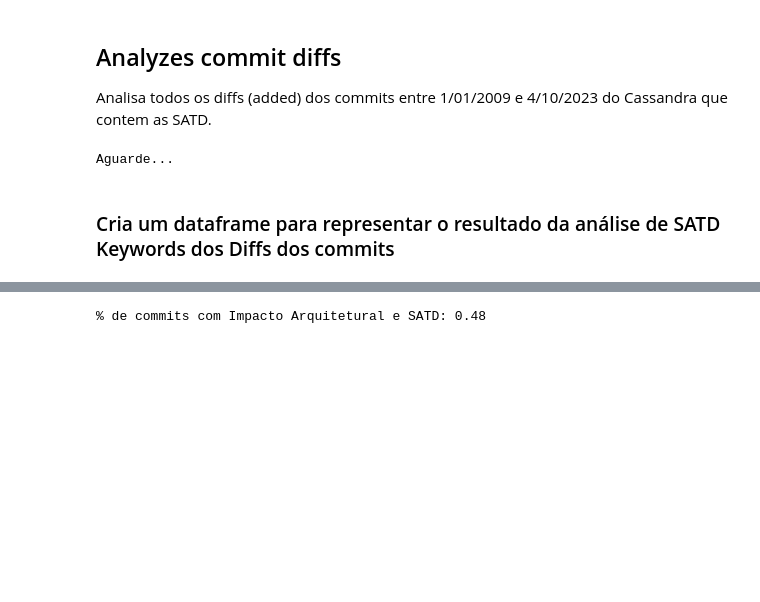
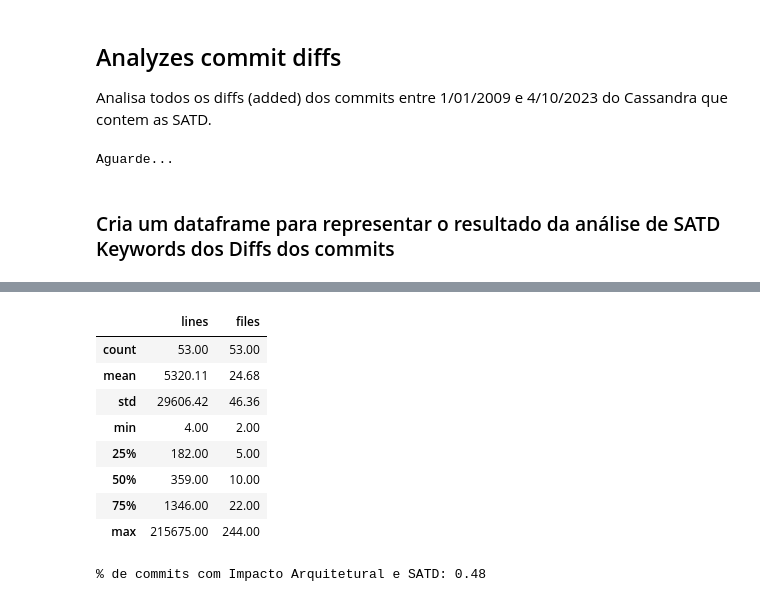
Before and after one commit to armandossrecife/my_validation, a Jupyter notebook: my_satd_cassandra.ipynb, the cells around one changed output, grey strips where cells are left out. Saved outputs shown, nothing was run; the diff lists cells and outputs as text; code cells hidden in the pictures; blank space fills up the shorter version.

```diff
--- a/my_satd_cassandra.ipynb
+++ b/my_satd_cassandra.ipynb
@@ -336,3 +341,15 @@ memory usage: 2.1+ KB
+# %%
+round(df_cassandra_commits_issues_yes_ai.describe(), 2)
+# %% [output]
+|  | lines | files |
+| count | 53.00 | 53.00 |
+| mean | 5320.11 | 24.68 |
+| std | 29606.42 | 46.36 |
+| min | 4.00 | 2.00 |
+| 25% | 182.00 | 5.00 |
+| 50% | 359.00 | 10.00 |
+| 75% | 1346.00 | 22.00 |
+| max | 215675.00 | 244.00 |
 # %%
 p_commits_com_yes_ai = round(len(df_cassandra_commits_issues_yes_ai)/len(lista_cassandra_commits_issues_yes_ai), 2)
 print(f'% de commits com Impacto Arquitetural e SATD: {p_commits_com_yes_ai}')
```
Also changed, not shown: parts of 5 cells of this notebook.
